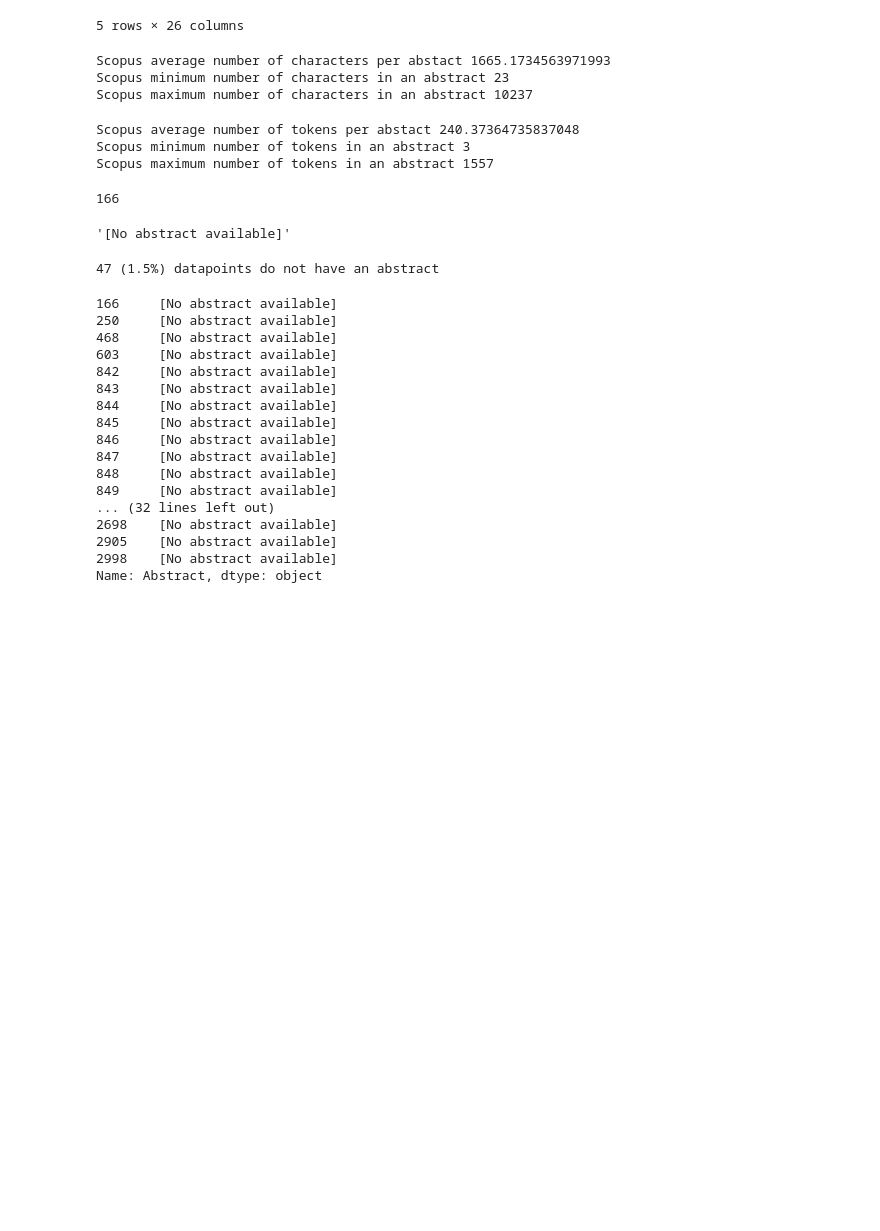
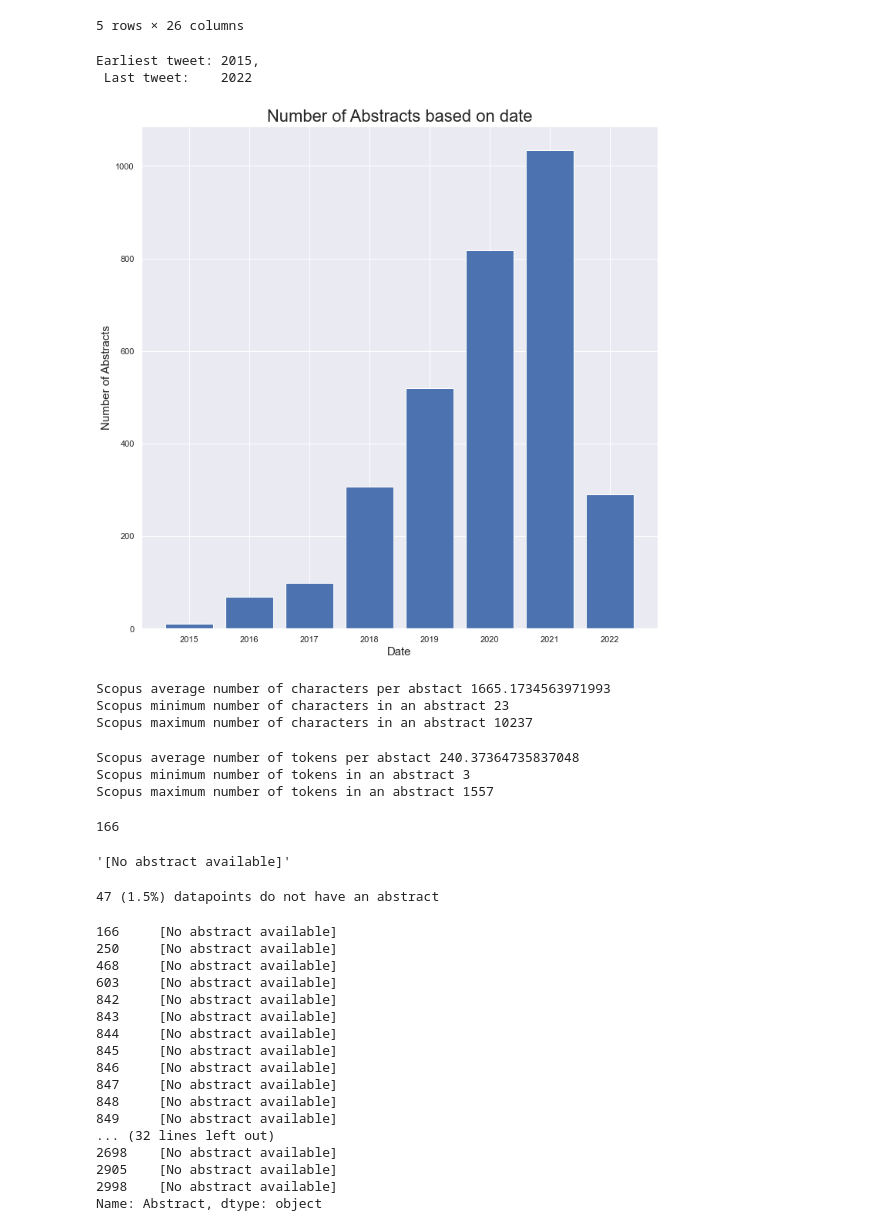
Before and after one commit to Tolsager/SDG_CLF, a Jupyter notebook: EDA.ipynb, the cells around one changed output. Cells and saved outputs as stored; diff of their text form; code cells hidden in the pictures; blank space fills up the shorter version.

```diff
--- a/EDA.ipynb
+++ b/EDA.ipynb
@@ -242,6 +244,19 @@ s_df.head()
 | 3 | Learning from sustainability prac... | 2020 | https://www.scopus.com/inward/rec... | Purpose: The purpose of this pape... | Hotels; Integrated social respons... | NaN | 2-s2.0-85089153318 | Learning from sustainability prac... | False | ... |
 | 4 | Measuring What Matters, Where It ... | 2020 | https://www.scopus.com/inward/rec... | The Urban Environment and Social ... | cities; equity; indices; new urba... | NaN | 2-s2.0-85123219889 | Measuring What Matters, Where It ... | False | ... |
 5 rows × 26 columns
+# %%
+print(f"Earliest tweet:\t{min(s_df['Year'])},\n Last tweet:\t{max(s_df['Year'])}")
+x,y = np.unique(np.array(s_df['Year']),return_counts=True)
+fig = plt.figure(figsize=(12,12))
+plt.bar(x,y)
+plt.xlabel('Date',fontsize=15)
+plt.ylabel('Number of Abstracts',fontsize=15)
+plt.title("Number of Abstracts based on date",fontsize=22)
+plt.show()
+# %% [output]
+Earliest tweet: 2015,
+ Last tweet:    2022
+[figure, added]
 # %%
 print(f"Scopus average number of characters per abstact {np.mean(s_df['Abstract'].apply(len))}")
 print(f"Scopus minimum number of characters in an abstract {np.min(s_df['Abstract'].apply(len))}")
```
Also changed, not shown: parts of 1 cell of this notebook.
